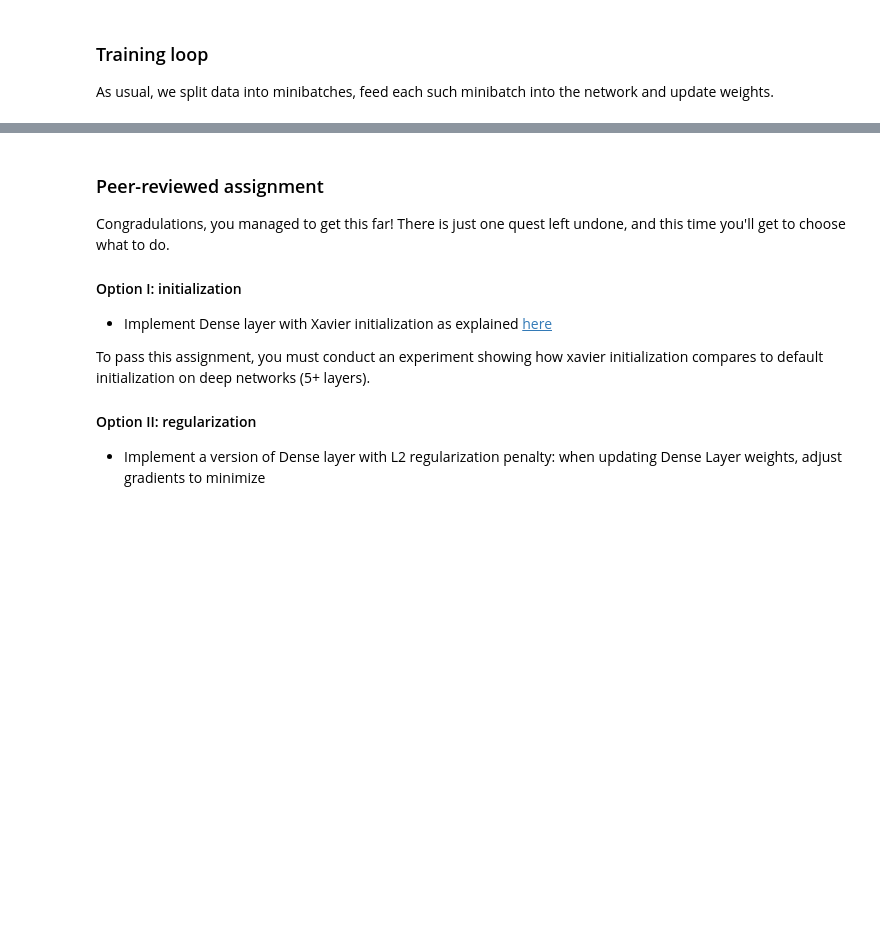
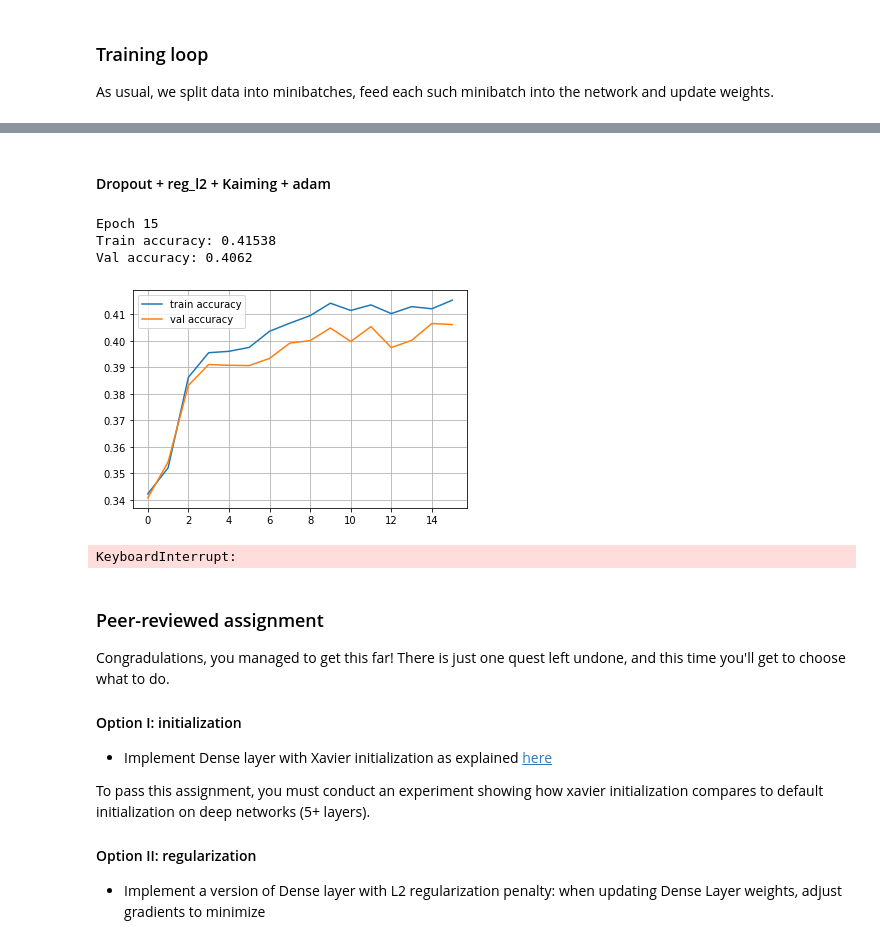
Before and after one commit to Oblivalny/iit_ml, a Jupyter notebook: 9/intro-to-dl-master/week2/NumpyNN (honor).ipynb, the cells around one changed output, grey strips where cells are left out. Drawn from its saved outputs; the diff is of its cells as text; code cells hidden in the pictures; blank space fills up the shorter version.

Commit message:
hw 13 Dropout + reg_l2 + Kaiming

```diff
--- a/9/intro-to-dl-master/week2/NumpyNN (honor).ipynb
+++ b/9/intro-to-dl-master/week2/NumpyNN (honor).ipynb
@@ -79,7 +79,7 @@ class ReLU(Layer):
         """ReLU layer simply applies elementwise rectified linear unit to all inputs"""
         self.loss_l2 = 0
 
-    def forward(self, input):
+    def forward(self, input, pred=0):
         """Apply elementwise ReLU to [batch, input_units] matrix"""
         # <your code. Try np.maximum>
         return np.maximum(0, input)
@@ -545,3 +544,8 @@ val_log = []
+# %%
+network = []
+network.append(Dense(input_units=X_train.shape[1], output_units=100, init_weghts='Kaiming', reg=0))
+network.append(ReLU())
+network.append(Dense(input_units=100, output_units=10, init_weghts='Kaiming', reg=0))
 # %%
 total_epoch = 25
 
@@ -571,4 +575,45 @@ Val accuracy: 0.8928
 KeyboardInterrupt:
+# %% [markdown]
+#### Dropout + reg_l2 + Kaiming + adam
+# %%
+network = []
+network.append(Dense(input_units=X_train.shape[1], output_units=100,init_weghts='Kaiming'))
+network.append(ReLU())
+# network.append(Dense(100,200))
+# network.append(ReLU())
+network.append(Dropout())
+network.append(Dense(input_units=100, output_units=10, init_weghts='Kaiming'))
+# %%
+from IPython.display import clear_output
+train_log = []
+val_log = []
+# %%
+total_epoch = 50
+
+for epoch in range(total_epoch):
+# for epoch in range(1):
+
+    for x_batch,y_batch in iterate_minibatches(X_train,y_train,batchsize=32, shuffle=True):
+        train(network=network, X=x_batch, y=y_batch, epoch=epoch)
+
+    train_log.append(np.mean(predict(network,X_train)==y_train))
+    val_log.append(np.mean(predict(network,X_val)==y_val))
+
+    clear_output()
+    print("Epoch",epoch)
+    print("Train accuracy:",train_log[-1])
+    print("Val accuracy:",val_log[-1])
+    plt.plot(train_log,label='train accuracy')
+    plt.plot(val_log,label='val accuracy')
+    plt.legend(loc='best')
+    plt.grid()
+    plt.show()
+# %% [output]
+Epoch 15
+Train accuracy: 0.41538
+Val accuracy: 0.4062
+[figure, added]
+KeyboardInterrupt:
 # %% [markdown]
 ### Peer-reviewed assignment
 
```
Also changed, not shown: parts of 16 cells of this notebook.
